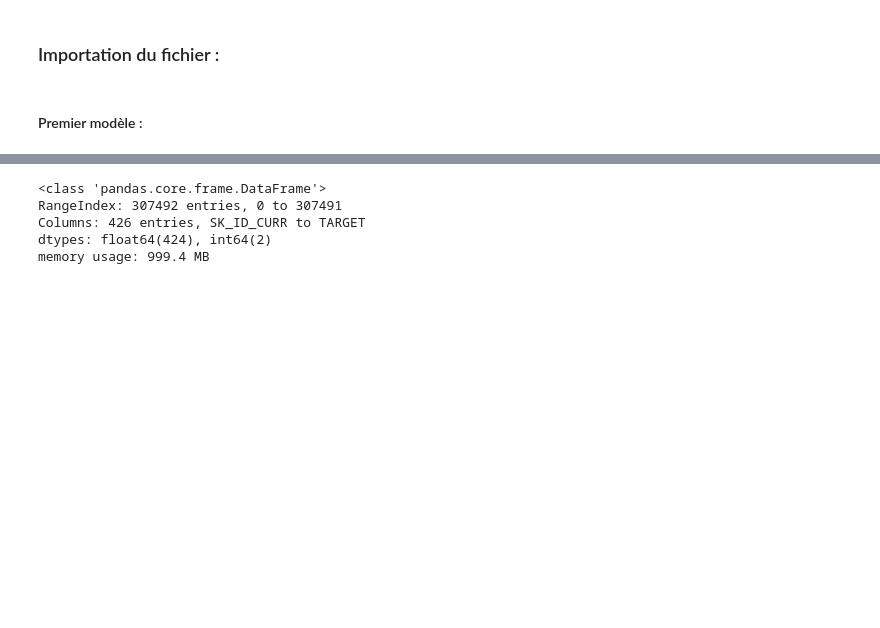
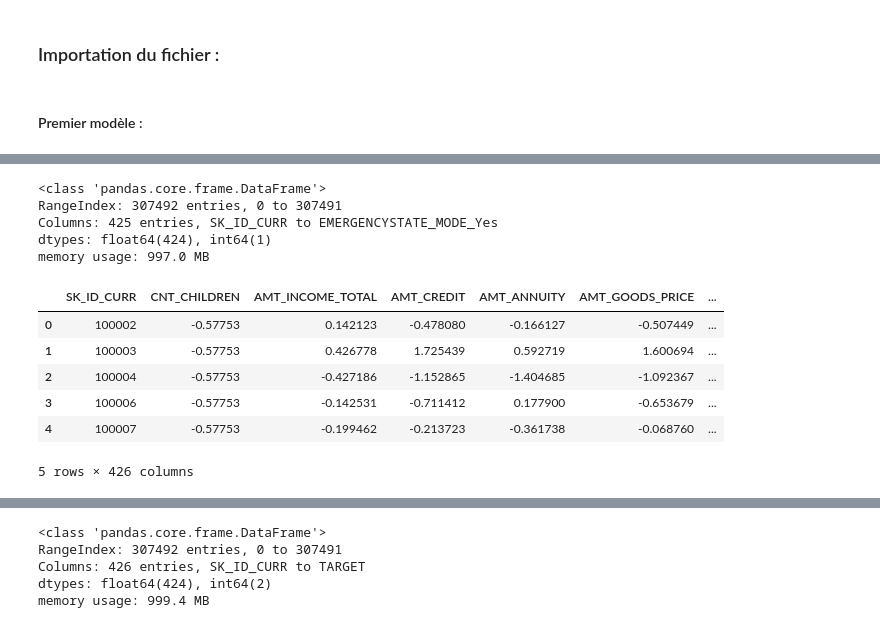
Before and after one commit to PaulMouly/Credit_Scoring, a Jupyter notebook: scripts/notebook_xg.ipynb, the cells around one changed output, grey strips where cells are left out. Drawn from its saved outputs; the diff is of its cells as text; code cells hidden in the pictures; blank space fills up the shorter version.

```diff
--- a/scripts/notebook_xg.ipynb
+++ b/scripts/notebook_xg.ipynb
@@ -137,4 +348,22 @@ Matrice de confusion avec le meilleur seuil pour XGBoost:
 # %%
 # Chargement des données
-chemin_dossier_test = "C:/Users/paulm/Documents/Projet 7/Projet7withCSV/script/"
-test = pd.read_csv(os.path.join(chemin_dossier, 'X_predictionV1.csv'))
+chemin_dossier_test = "C:/Users/paulm/Documents/Projet 7/Projet7withCSV/data/"
+test = pd.read_csv(os.path.join(chemin_dossier_test, 'X_predictionV0.csv'))
+# %%
+test.info()
+# %% [output]
+<class 'pandas.core.frame.DataFrame'>
+RangeIndex: 307492 entries, 0 to 307491
+Columns: 425 entries, SK_ID_CURR to EMERGENCYSTATE_MODE_Yes
+dtypes: float64(424), int64(1)
+memory usage: 997.0 MB
+# %%
+test.head()
+# %% [output]
+|  | SK_ID_CURR | CNT_CHILDREN | AMT_INCOME_TOTAL | AMT_CREDIT | AMT_ANNUITY | AMT_GOODS_PRICE | ... |
+| 0 | 100002 | -0.57753 | 0.142123 | -0.478080 | -0.166127 | -0.507449 | ... |
+| 1 | 100003 | -0.57753 | 0.426778 | 1.725439 | 0.592719 | 1.600694 | ... |
+| 2 | 100004 | -0.57753 | -0.427186 | -1.152865 | -1.404685 | -1.092367 | ... |
+| 3 | 100006 | -0.57753 | -0.142531 | -0.711412 | 0.177900 | -0.653679 | ... |
+| 4 | 100007 | -0.57753 | -0.199462 | -0.213723 | -0.361738 | -0.068760 | ... |
+5 rows × 426 columns
```
Also changed, not shown: parts of 9 cells of this notebook, 7 other files.
